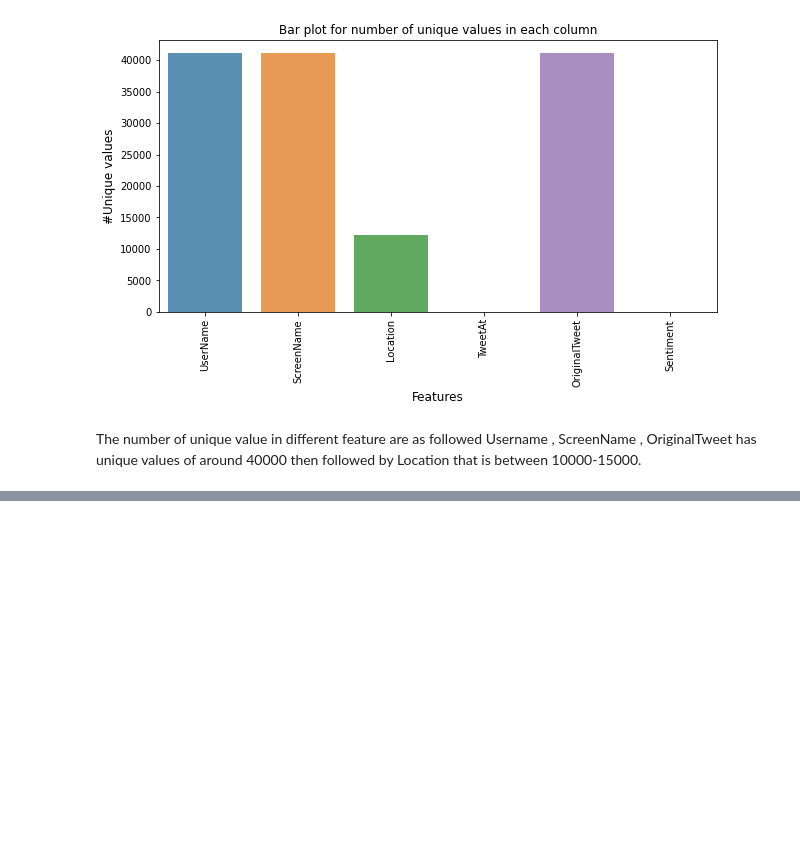
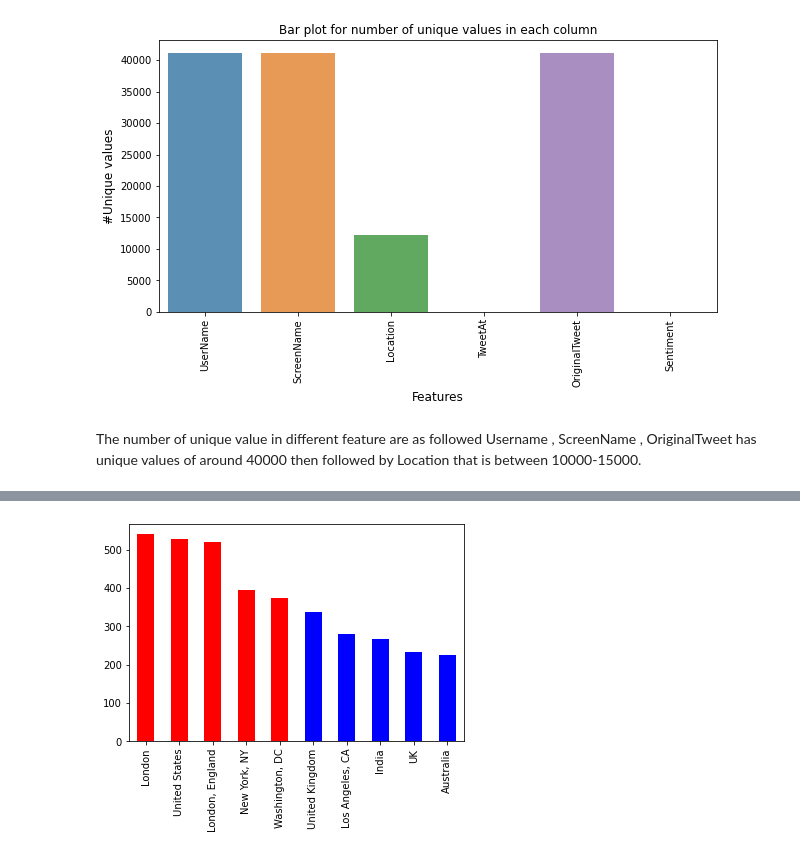
Before and after one commit to itsmesudhanshu/Cardiovascular-risk-prediction, a Jupyter notebook: Coronavirus_Tweet_Sentiment_Analysis.ipynb, the cells around one changed output, grey strips where cells are left out. Cells and saved outputs as stored; diff of their text form; code cells hidden in the pictures; blank space fills up the shorter version.

```diff
--- a/Coronavirus_Tweet_Sentiment_Analysis.ipynb
+++ b/Coronavirus_Tweet_Sentiment_Analysis.ipynb
@@ -213,0 +297,10 @@ The number of unique value in different feature are as followed Username , Scree
+# %%
+from matplotlib.figure import figaspect
+country_location = data['Location'].value_counts().index
+
+colors_location = ['red' if (x in country_location[:5]) else 'blue' for x in country_location]
+
+
+data['Location'].value_counts()[0:10].plot(kind='bar',alpha =1,color=colors_location);
+# %% [output]
+[figure, added]
```
Also changed, not shown: parts of 20 cells of this notebook.
